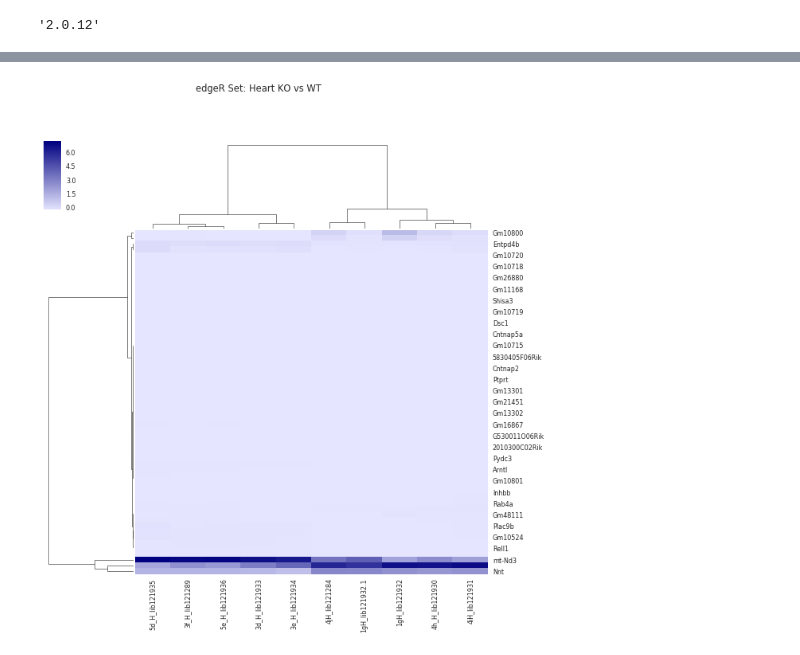
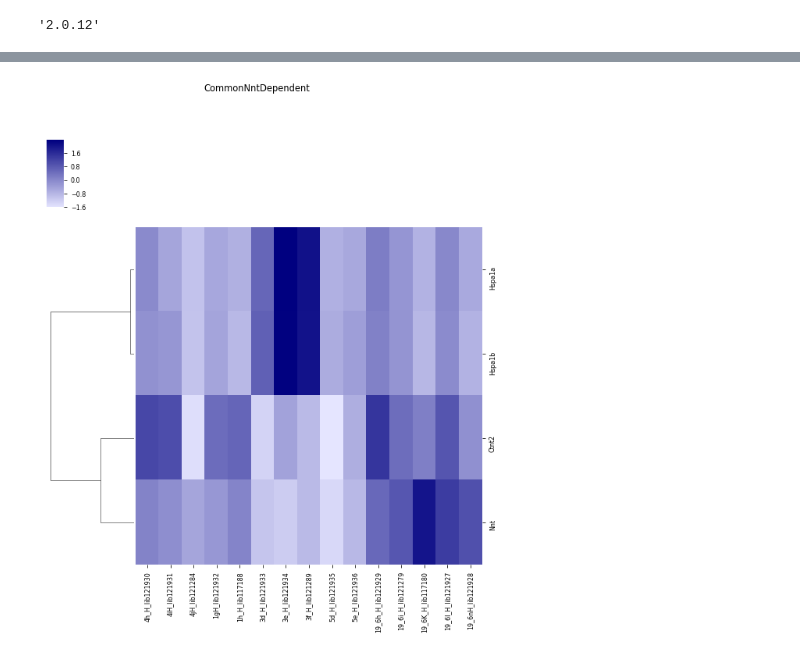
Before and after one commit to SherineAwad/EndocrineNotebooks, a Jupyter notebook: mouse_heatmaps.ipynb, the cells around one changed output, grey strips where cells are left out. Cells and saved outputs as stored; diff of their text form; code cells hidden in the pictures.

```diff
--- a/mouse_heatmaps.ipynb
+++ b/mouse_heatmaps.ipynb
@@ -47,19 +87,18 @@ def read_counts(counts_file, gsubset, outfile):
 # %%
 import seaborn as sns
 import pandas as pd
 from matplotlib import pyplot as plt
 
-read_counts('H_KO_WT_counts.csv', edgeRsubst, 'hko_wt_edger.csv')
 # Data set
-df = pd.read_csv('hko_wt_edger.csv',delimiter=',')
+df = pd.read_csv('CommonNntDependent.csv',delimiter=',')
 df = df.set_index('gene')
 del df.index.name
 #df
 my_cmap = sns.light_palette("Navy", as_cmap=True)
 sns.set_context("paper", font_scale = 1, rc={"grid.linewidth": 1.7})
-sns.clustermap(df, metric="euclidean", z_score=1, row_cluster=1,col_cluster =1, method="ward", cmap =my_cmap)
-plt.suptitle('edgeR Set: Heart KO vs WT')
-plt.savefig('hko_Wt_edger.png')
+sns.clustermap(df, metric="euclidean",z_score='None', row_cluster=1,col_cluster=False, method="ward", cmap =my_cmap)
+plt.suptitle('CommonNntDependent')
+plt.savefig('CommonNntDependent.png')
 plt.show()
 # %% [output]
-[figure, old version]
+[figure, new version]
```
Also changed, not shown: parts of 9 cells of this notebook, 6 other files.
